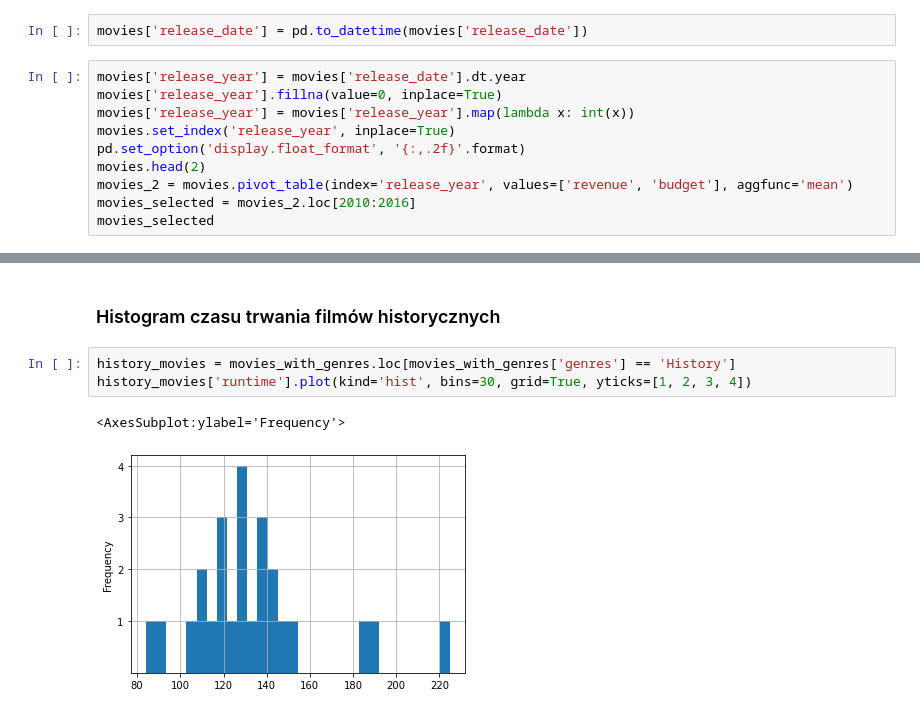
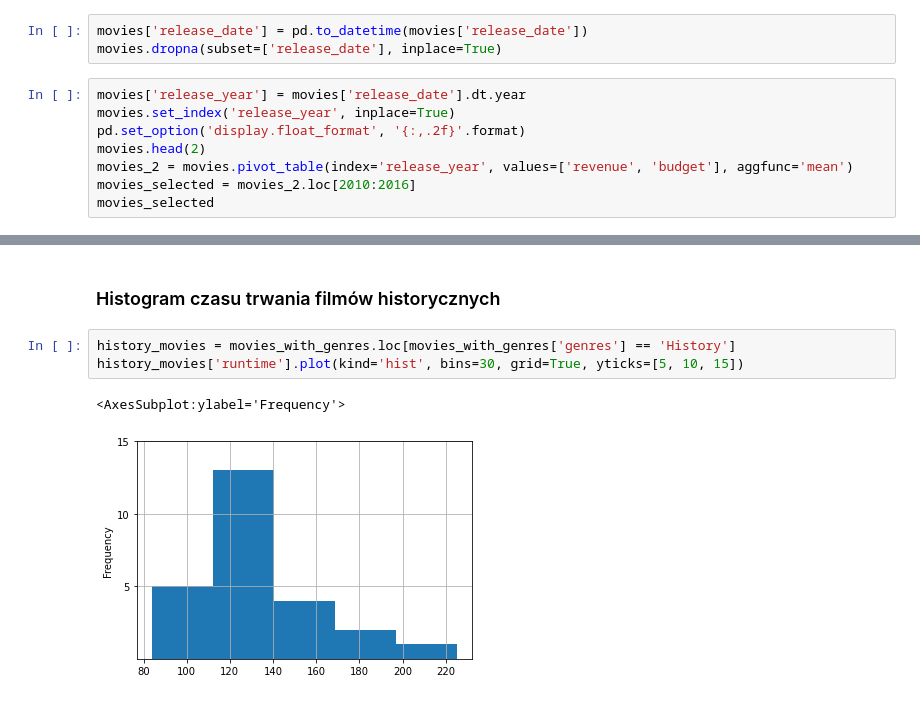
Before and after one commit to JBakunski/movies_database, a Jupyter notebook: movies.ipynb, the cells around one changed output, grey strips where cells are left out. Drawn from its saved outputs; the diff is of its cells as text.

Commit message:
Fix release_year

```diff
--- a/movies.ipynb
+++ b/movies.ipynb
@@ -45,9 +45,8 @@ movies[movies['vote_count'] > movies['vote_count'].quantile(0.75)].head(10)
 # %%
 movies['release_date'] = pd.to_datetime(movies['release_date'])
+movies.dropna(subset=['release_date'], inplace=True)
 # %%
 movies['release_year'] = movies['release_date'].dt.year
-movies['release_year'].fillna(value=0, inplace=True)
-movies['release_year'] = movies['release_year'].map(lambda x: int(x))
 movies.set_index('release_year', inplace=True)
 pd.set_option('display.float_format', '{:,.2f}'.format)
 movies.head(2)
@@ -131,7 +130,7 @@ movies_with_genres_pivot.sort_values(by='runtime', ascending=False)
 ### Histogram czasu trwania filmów historycznych
 # %%
 history_movies = movies_with_genres.loc[movies_with_genres['genres'] == 'History']
-history_movies['runtime'].plot(kind='hist', bins=30, grid=True, yticks=[1, 2, 3, 4])
+history_movies['runtime'].plot(kind='hist', bins=30, grid=True, yticks=[5, 10, 15])
 # %% [output]
 <AxesSubplot:ylabel='Frequency'>
-[figure, old version]
+[figure, new version]
```
Also changed, not shown: parts of 3 cells of this notebook.
